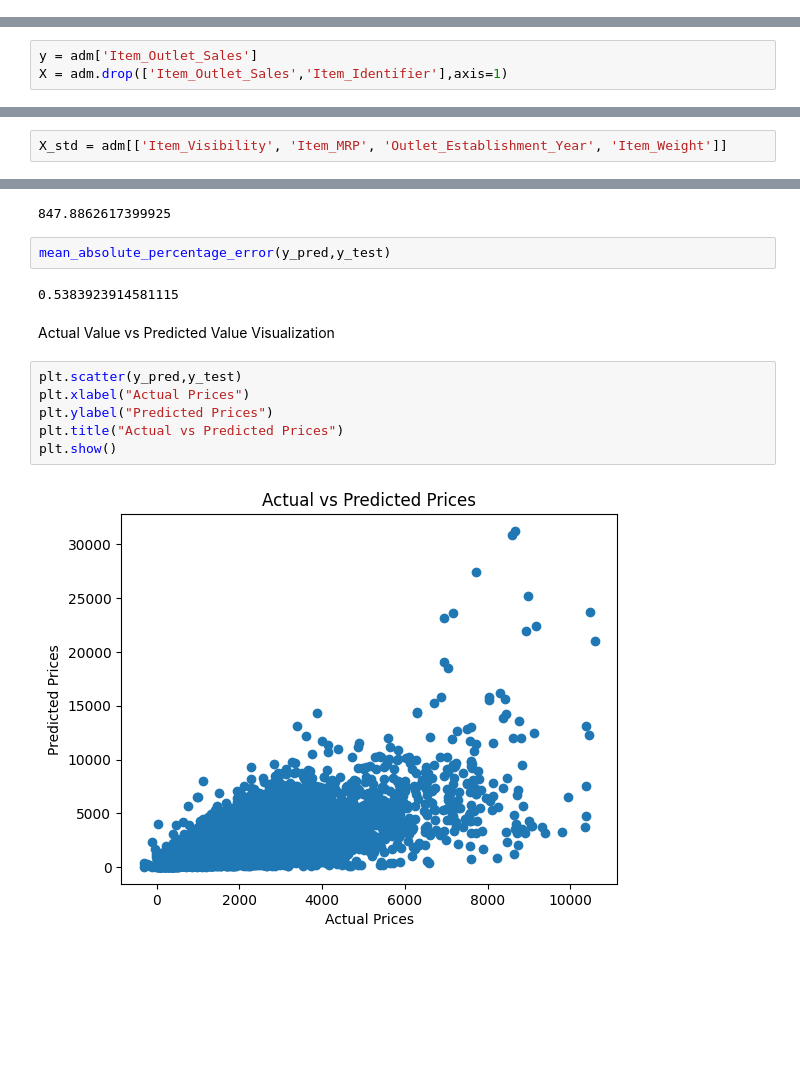
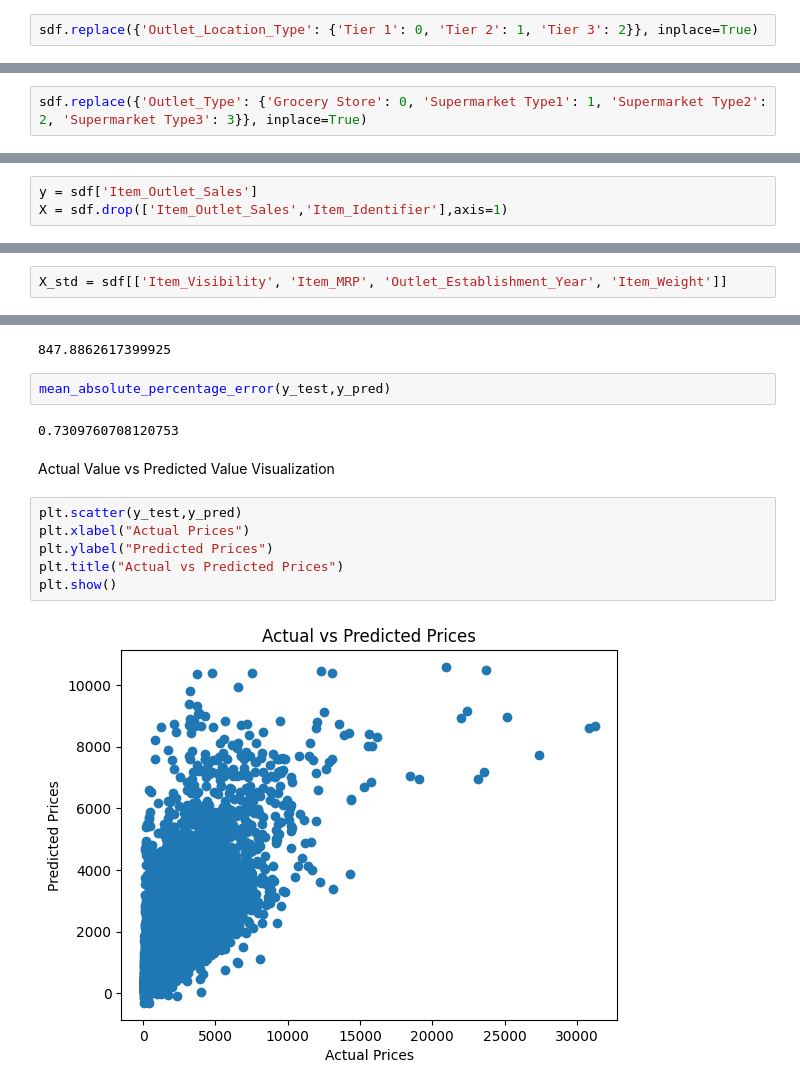
Before and after one commit to Zafir-Khan/Internship-Projects, a Jupyter notebook: Huge_Sales_Prediction.ipynb, the cells around one changed output, grey strips where cells are left out. Saved outputs shown, nothing was run; the diff lists cells and outputs as text; blank space fills up the shorter version.

```diff
--- a/Huge_Sales_Prediction.ipynb
+++ b/Huge_Sales_Prediction.ipynb
@@ -325,0 +241,2 @@ Index(['Item_Identifier', 'Item_Weight', 'Item_Fat_Content', 'Item_Visibility',
+# %%
+sdf.replace({'Outlet_Location_Type': {'Tier 1': 0, 'Tier 2': 1, 'Tier 3': 2}}, inplace=True)
@@ -325,0 +260,2 @@ Index(['Item_Identifier', 'Item_Weight', 'Item_Fat_Content', 'Item_Visibility',
+# %%
+sdf.replace({'Outlet_Type': {'Grocery Store': 0, 'Supermarket Type1': 1, 'Supermarket Type2': 2, 'Supermarket Type3': 3}}, inplace=True)
@@ -326,8 +326,8 @@ Index(['Item_Identifier', 'Item_Weight', 'Item_Fat_Content', 'Item_Visibility',
 # %% [markdown]
 Defining Target Variable (y) and Feature Variables (X)
 # %%
-y = adm['Item_Outlet_Sales']
-X = adm.drop(['Item_Outlet_Sales','Item_Identifier'],axis=1)
+y = sdf['Item_Outlet_Sales']
+X = sdf.drop(['Item_Outlet_Sales','Item_Identifier'],axis=1)
 # %%
 X.shape
 # %% [output]
@@ -348,7 +348,7 @@ from sklearn.preprocessing import StandardScaler
 # %%
 s = StandardScaler()
 # %%
-X_std = adm[['Item_Visibility', 'Item_MRP', 'Outlet_Establishment_Year', 'Item_Weight']]
+X_std = sdf[['Item_Visibility', 'Item_MRP', 'Outlet_Establishment_Year', 'Item_Weight']]
 # %%
 X_std = s.fit_transform(X_std)
 # %%
@@ -420,16 +420,16 @@ mean_absolute_error(y_test,y_pred)
 # %% [output]
 847.8862617399925
 # %%
-mean_absolute_percentage_error(y_pred,y_test)
+mean_absolute_percentage_error(y_test,y_pred)
 # %% [output]
-0.5383923914581115
+0.7309760708120753
 # %% [markdown]
 Actual Value vs Predicted Value Visualization
 # %%
-plt.scatter(y_pred,y_test)
+plt.scatter(y_test,y_pred)
 plt.xlabel("Actual Prices")
 plt.ylabel("Predicted Prices")
 plt.title("Actual vs Predicted Prices")
 plt.show()
 # %% [output]
-[figure, old version]
+[figure, new version]
```
Also changed, not shown: parts of 59 cells of this notebook.
